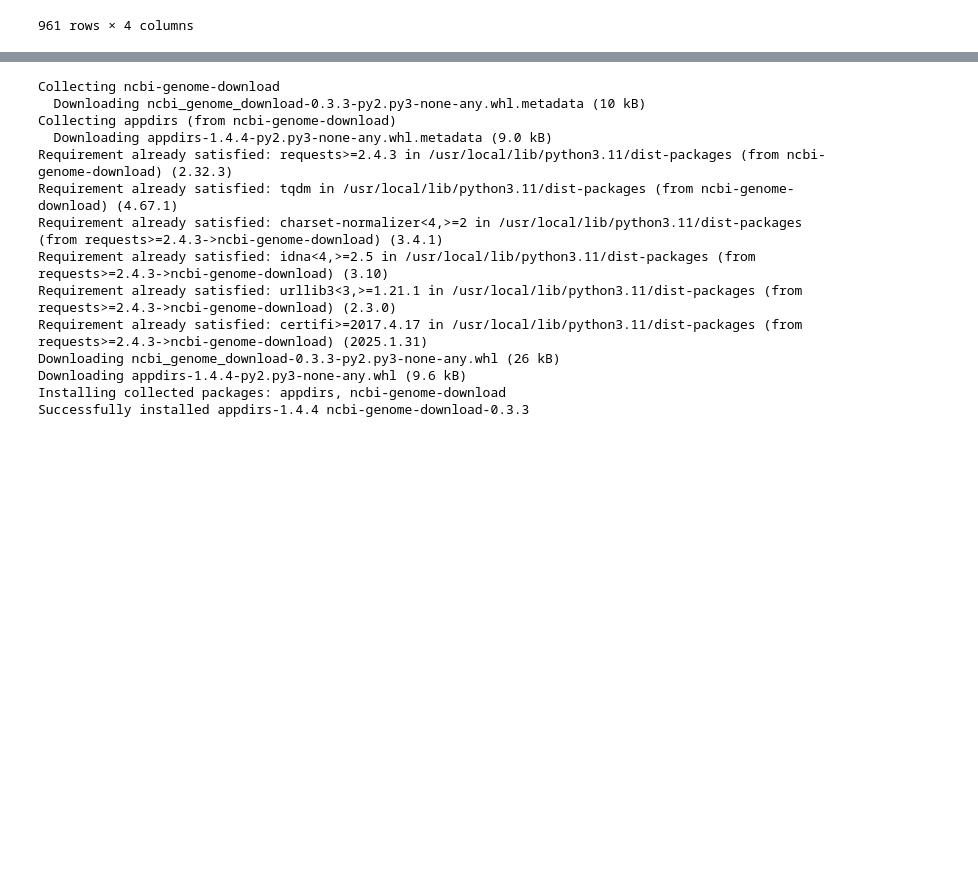
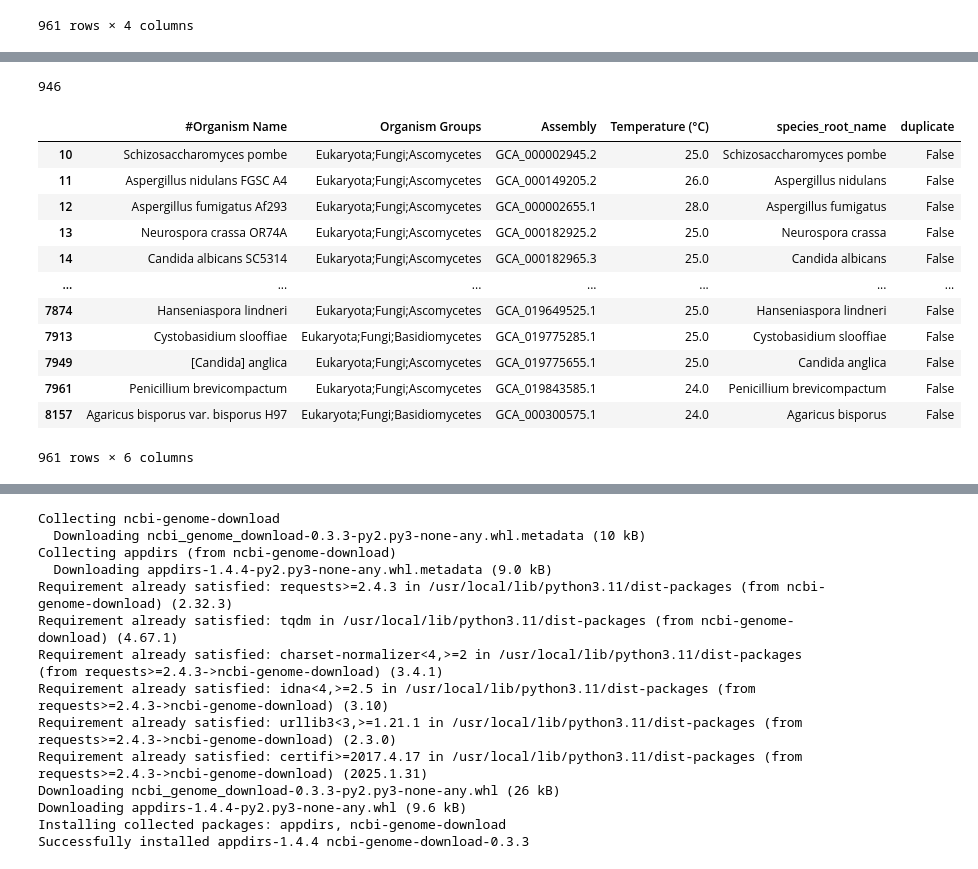
Before and after one commit to nkmwicz/fungal-temp-analysis, a Jupyter notebook: FungiWork.ipynb, the cells around one changed output, grey strips where cells are left out. Cells and saved outputs as stored; diff of their text form; code cells hidden in the pictures; blank space fills up the shorter version.

```diff
--- a/FungiWork.ipynb
+++ b/FungiWork.ipynb
@@ -109,0 +129,21 @@ df
+# %%
+len(df['species_root_name'].unique())
+# %% [output]
+946
+# %%
+df['duplicate'] = df.duplicated(subset="species_root_name", keep=False)
+df
+# %% [output]
+|  | #Organism Name | Organism Groups | Assembly | Temperature (°C) | species_root_name | duplicate |
+| 10 | Schizosaccharomyces pombe | Eukaryota;Fungi;Ascomycetes | GCA_000002945.2 | 25.0 | Schizosaccharomyces pombe | False |
+| 11 | Aspergillus nidulans FGSC A4 | Eukaryota;Fungi;Ascomycetes | GCA_000149205.2 | 26.0 | Aspergillus nidulans | False |
+| 12 | Aspergillus fumigatus Af293 | Eukaryota;Fungi;Ascomycetes | GCA_000002655.1 | 28.0 | Aspergillus fumigatus | False |
+| 13 | Neurospora crassa OR74A | Eukaryota;Fungi;Ascomycetes | GCA_000182925.2 | 25.0 | Neurospora crassa | False |
+| 14 | Candida albicans SC5314 | Eukaryota;Fungi;Ascomycetes | GCA_000182965.3 | 25.0 | Candida albicans | False |
+| ... | ... | ... | ... | ... | ... | ... |
+| 7874 | Hanseniaspora lindneri | Eukaryota;Fungi;Ascomycetes | GCA_019649525.1 | 25.0 | Hanseniaspora lindneri | False |
+| 7913 | Cystobasidium slooffiae | Eukaryota;Fungi;Basidiomycetes | GCA_019775285.1 | 25.0 | Cystobasidium slooffiae | False |
+| 7949 | [Candida] anglica | Eukaryota;Fungi;Ascomycetes | GCA_019775655.1 | 25.0 | Candida anglica | False |
+| 7961 | Penicillium brevicompactum | Eukaryota;Fungi;Ascomycetes | GCA_019843585.1 | 24.0 | Penicillium brevicompactum | False |
+| 8157 | Agaricus bisporus var. bisporus H97 | Eukaryota;Fungi;Basidiomycetes | GCA_000300575.1 | 24.0 | Agaricus bisporus | False |
+961 rows × 6 columns
```
Also changed, not shown: parts of 3 cells of this notebook.
